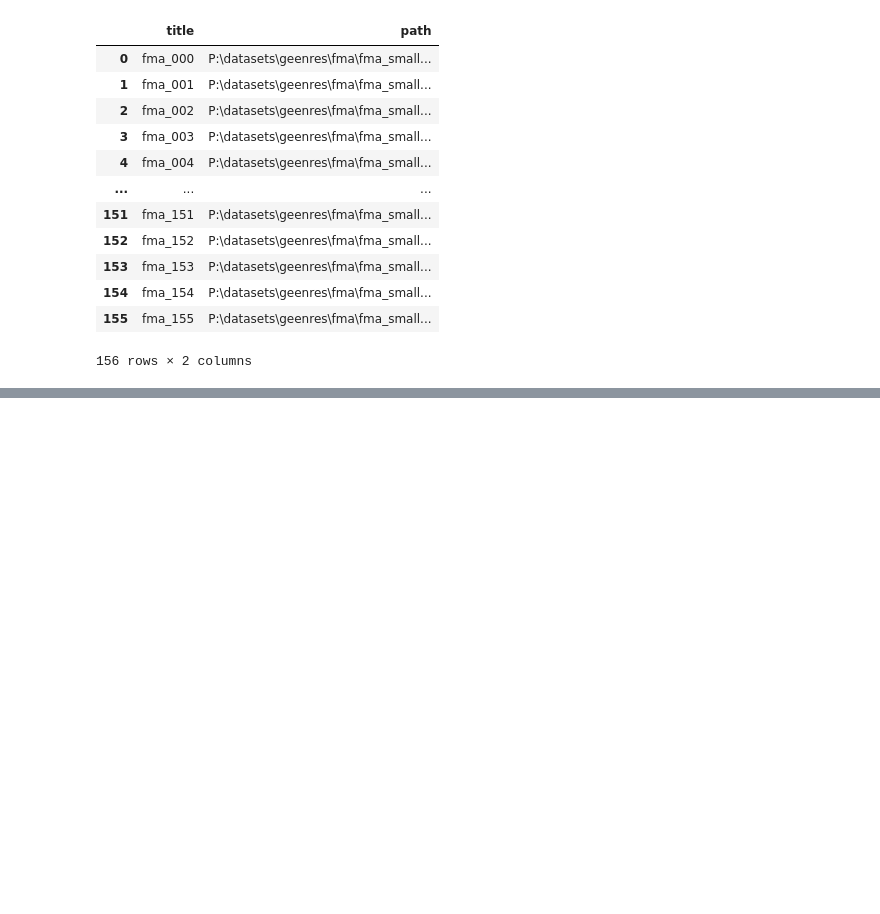
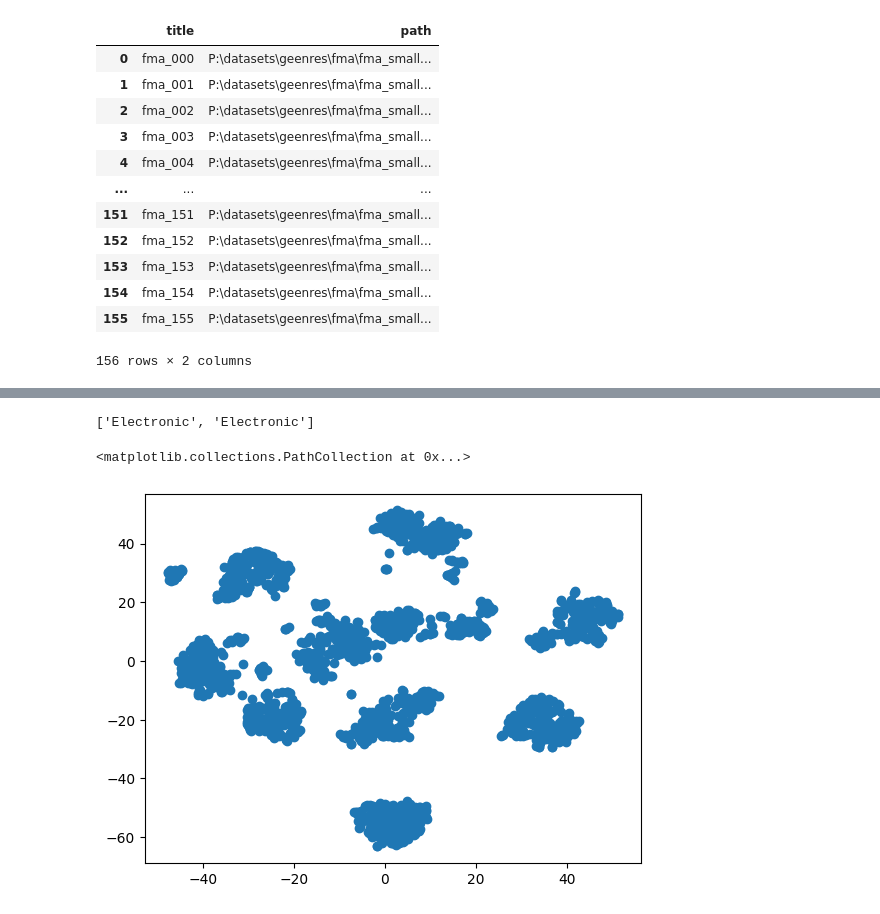
Before and after one commit to PulyaPolya/genres, a Jupyter notebook: ast_transfer.ipynb, the cells around one changed output, grey strips where cells are left out. Drawn from its saved outputs; the diff is of its cells as text; code cells hidden in the pictures; blank space fills up the shorter version.

```diff
--- a/ast_transfer.ipynb
+++ b/ast_transfer.ipynb
@@ -1136,0 +1163,9 @@ dataset_path_fma.to_csv("dataset_paths_fma.csv", index = False)
+# %%
+import numpy as np
+
+data = np.load(r"data\fma_test_unsorted_new.npz")
+lst = data.files
+genres = [file.split("___")[0] for file in lst]
+genres[:2]
+# %% [output]
+['Electronic', 'Electronic']
@@ -1136,0 +1178,8 @@ dataset_path_fma.to_csv("dataset_paths_fma.csv", index = False)
+# %%
+digits = datasets.load_digits()
+data = digits.data
+projection = TSNE().fit_transform(data)
+plt.scatter(*projection.T)
+# %% [output]
+<matplotlib.collections.PathCollection at 0x...>
+[figure, added]
```
Also changed, not shown: parts of 12 cells of this notebook, 2 other files.
